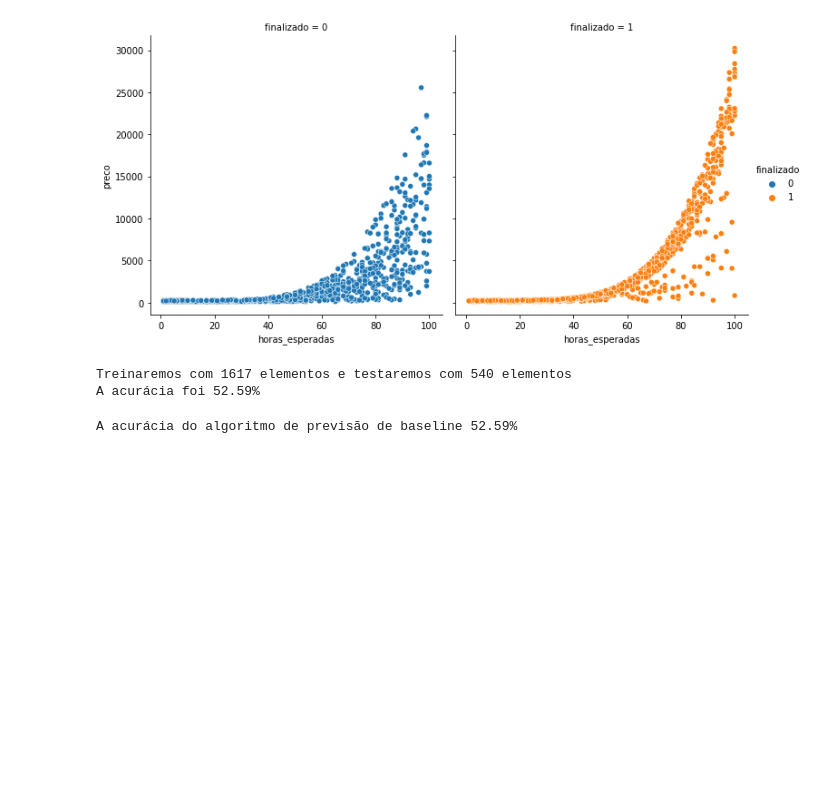
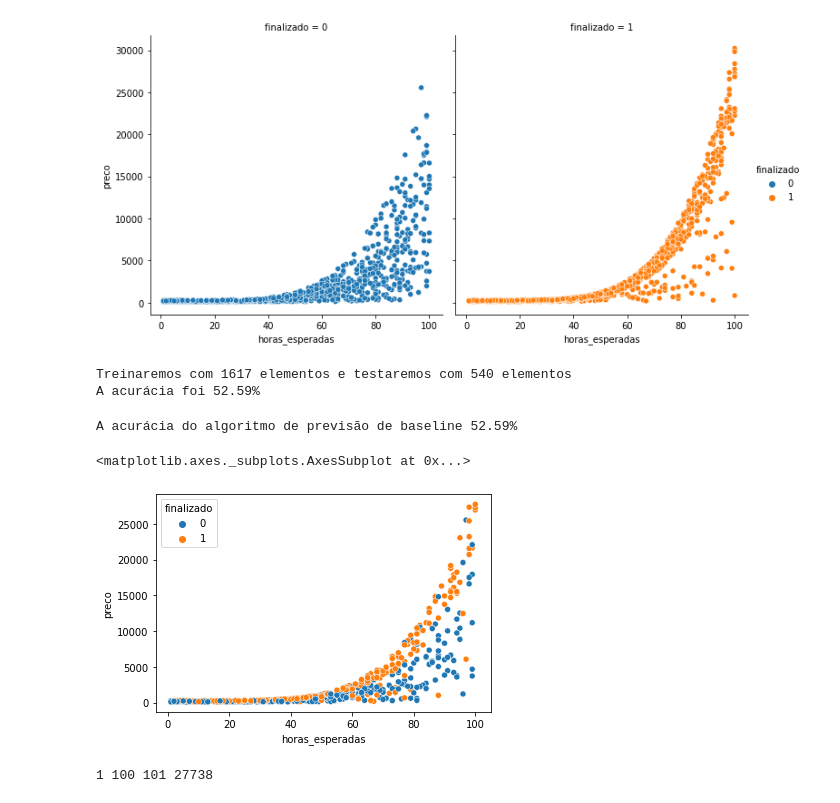
Before and after one commit to joaoavanzini/machine-learning-sklearn-alura, a Jupyter notebook: IntrodMachineLearning_3.ipynb, the cells around one changed output. Drawn from its saved outputs; the diff is of its cells as text; code cells hidden in the pictures; blank space fills up the shorter version.

```diff
--- a/IntrodMachineLearning_3.ipynb
+++ b/IntrodMachineLearning_3.ipynb
@@ -92,3 +92,16 @@ acuracia = accuracy_score(teste_y, previsoes_de_base) * 100
 print("A acurácia do algoritmo de previsão de baseline %.2f%%" % acuracia) # A acurácia do algoritmo de previsão de base
 # %% [output]
 A acurácia do algoritmo de previsão de baseline 52.59%
+# %%
+sns.scatterplot(x = "horas_esperadas", y = "preco", hue = teste_y, data = teste_x)
+# %% [output]
+<matplotlib.axes._subplots.AxesSubplot at 0x...>
+[figure, added]
+# %%
+x_min = teste_x.horas_esperadas.min()
+x_max = teste_x.horas_esperadas.max()
+y_min = teste_x.preco.min()
+y_max = teste_x.preco.max()
+print(x_min, x_max, y_min, y_max)
+# %% [output]
+1 100 101 27738
```
Also changed, not shown: parts of 4 cells of this notebook.
